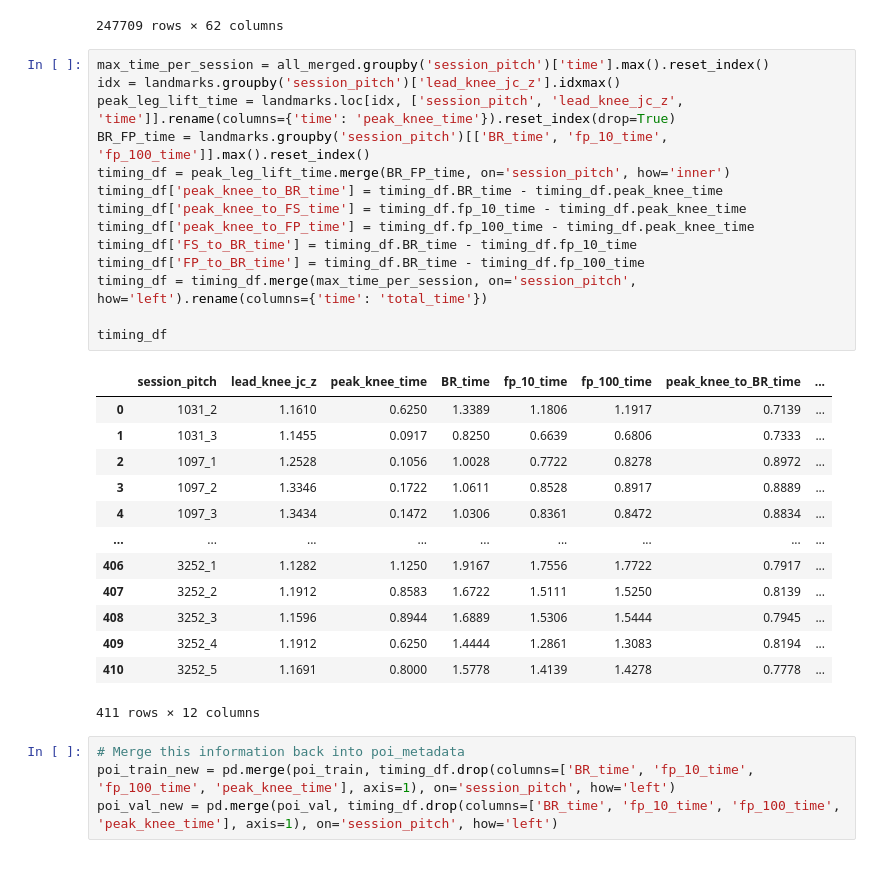
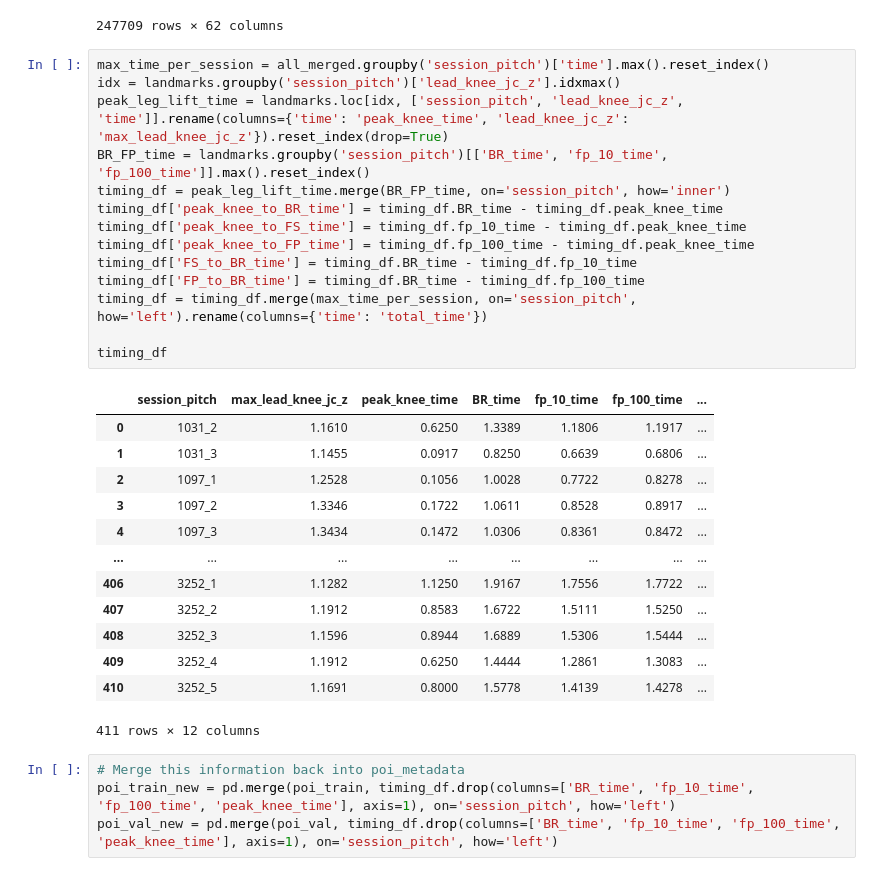
Before and after one commit to gabriel31levy34/OpenBiomechanics, a Jupyter notebook: EDA.ipynb, the cells around one changed output. Saved outputs shown, nothing was run; the diff lists cells and outputs as text.

```diff
--- a/EDA.ipynb
+++ b/EDA.ipynb
@@ -333,30 +374,30 @@ landmarks
 # %%
 max_time_per_session = all_merged.groupby('session_pitch')['time'].max().reset_index()
 idx = landmarks.groupby('session_pitch')['lead_knee_jc_z'].idxmax()
-peak_leg_lift_time = landmarks.loc[idx, ['session_pitch', 'lead_knee_jc_z', 'time']].rename(columns={'time': 'peak_knee_time'}).reset_index(drop=True)
+peak_leg_lift_time = landmarks.loc[idx, ['session_pitch', 'lead_knee_jc_z', 'time']].rename(columns={'time': 'peak_knee_time', 'lead_knee_jc_z': 'max_lead_knee_jc_z'}).reset_index(drop=True)
 BR_FP_time = landmarks.groupby('session_pitch')[['BR_time', 'fp_10_time', 'fp_100_time']].max().reset_index()
 timing_df = peak_leg_lift_time.merge(BR_FP_time, on='session_pitch', how='inner')
 timing_df['peak_knee_to_BR_time'] = timing_df.BR_time - timing_df.peak_knee_time
 timing_df['peak_knee_to_FS_time'] = timing_df.fp_10_time - timing_df.peak_knee_time
 timing_df['peak_knee_to_FP_time'] = timing_df.fp_100_time - timing_df.peak_knee_time
 timing_df['FS_to_BR_time'] = timing_df.BR_time - timing_df.fp_10_time
 timing_df['FP_to_BR_time'] = timing_df.BR_time - timing_df.fp_100_time
 timing_df = timing_df.merge(max_time_per_session, on='session_pitch', how='left').rename(columns={'time': 'total_time'})
 
 timing_df
 # %% [output]
-|  | session_pitch | lead_knee_jc_z | peak_knee_time | BR_time | fp_10_time | fp_100_time | peak_knee_to_BR_time | ... |
-| 0 | 1031_2 | 1.1610 | 0.6250 | 1.3389 | 1.1806 | 1.1917 | 0.7139 | ... |
-| 1 | 1031_3 | 1.1455 | 0.0917 | 0.8250 | 0.6639 | 0.6806 | 0.7333 | ... |
-| 2 | 1097_1 | 1.2528 | 0.1056 | 1.0028 | 0.7722 | 0.8278 | 0.8972 | ... |
-| 3 | 1097_2 | 1.3346 | 0.1722 | 1.0611 | 0.8528 | 0.8917 | 0.8889 | ... |
-| 4 | 1097_3 | 1.3434 | 0.1472 | 1.0306 | 0.8361 | 0.8472 | 0.8834 | ... |
-| ... | ... | ... | ... | ... | ... | ... | ... | ... |
-| 406 | 3252_1 | 1.1282 | 1.1250 | 1.9167 | 1.7556 | 1.7722 | 0.7917 | ... |
-| 407 | 3252_2 | 1.1912 | 0.8583 | 1.6722 | 1.5111 | 1.5250 | 0.8139 | ... |
-| 408 | 3252_3 | 1.1596 | 0.8944 | 1.6889 | 1.5306 | 1.5444 | 0.7945 | ... |
-| 409 | 3252_4 | 1.1912 | 0.6250 | 1.4444 | 1.2861 | 1.3083 | 0.8194 | ... |
-| 410 | 3252_5 | 1.1691 | 0.8000 | 1.5778 | 1.4139 | 1.4278 | 0.7778 | ... |
+|  | session_pitch | max_lead_knee_jc_z | peak_knee_time | BR_time | fp_10_time | fp_100_time | ... |
+| 0 | 1031_2 | 1.1610 | 0.6250 | 1.3389 | 1.1806 | 1.1917 | ... |
+| 1 | 1031_3 | 1.1455 | 0.0917 | 0.8250 | 0.6639 | 0.6806 | ... |
+| 2 | 1097_1 | 1.2528 | 0.1056 | 1.0028 | 0.7722 | 0.8278 | ... |
+| 3 | 1097_2 | 1.3346 | 0.1722 | 1.0611 | 0.8528 | 0.8917 | ... |
+| 4 | 1097_3 | 1.3434 | 0.1472 | 1.0306 | 0.8361 | 0.8472 | ... |
+| ... | ... | ... | ... | ... | ... | ... | ... |
+| 406 | 3252_1 | 1.1282 | 1.1250 | 1.9167 | 1.7556 | 1.7722 | ... |
+| 407 | 3252_2 | 1.1912 | 0.8583 | 1.6722 | 1.5111 | 1.5250 | ... |
+| 408 | 3252_3 | 1.1596 | 0.8944 | 1.6889 | 1.5306 | 1.5444 | ... |
+| 409 | 3252_4 | 1.1912 | 0.6250 | 1.4444 | 1.2861 | 1.3083 | ... |
+| 410 | 3252_5 | 1.1691 | 0.8000 | 1.5778 | 1.4139 | 1.4278 | ... |
 411 rows × 12 columns
 # %%
 # Merge this information back into poi_metadata
```
Also changed, not shown: parts of 130 cells of this notebook.
